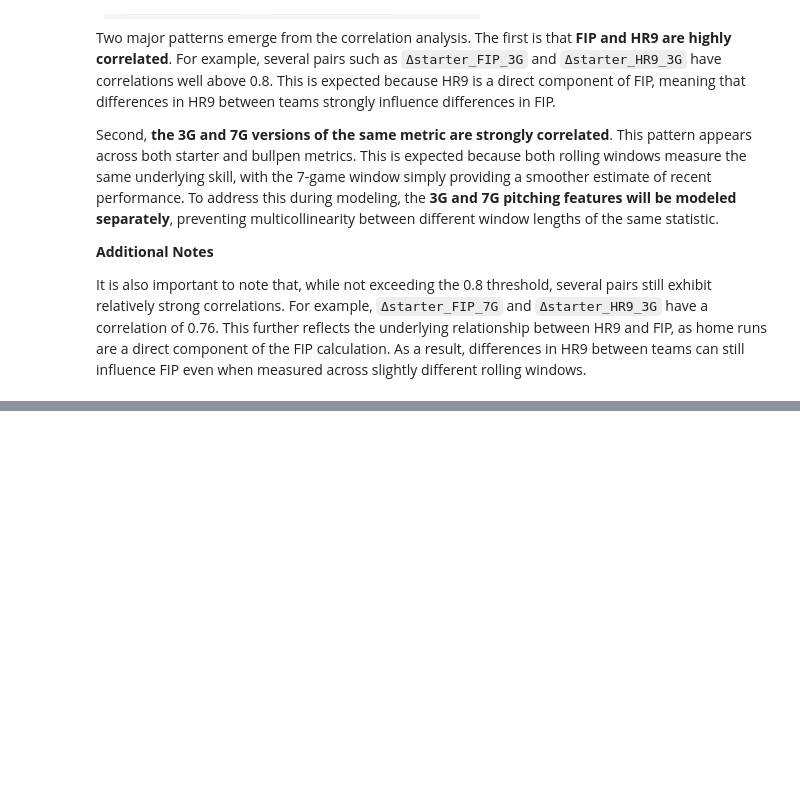
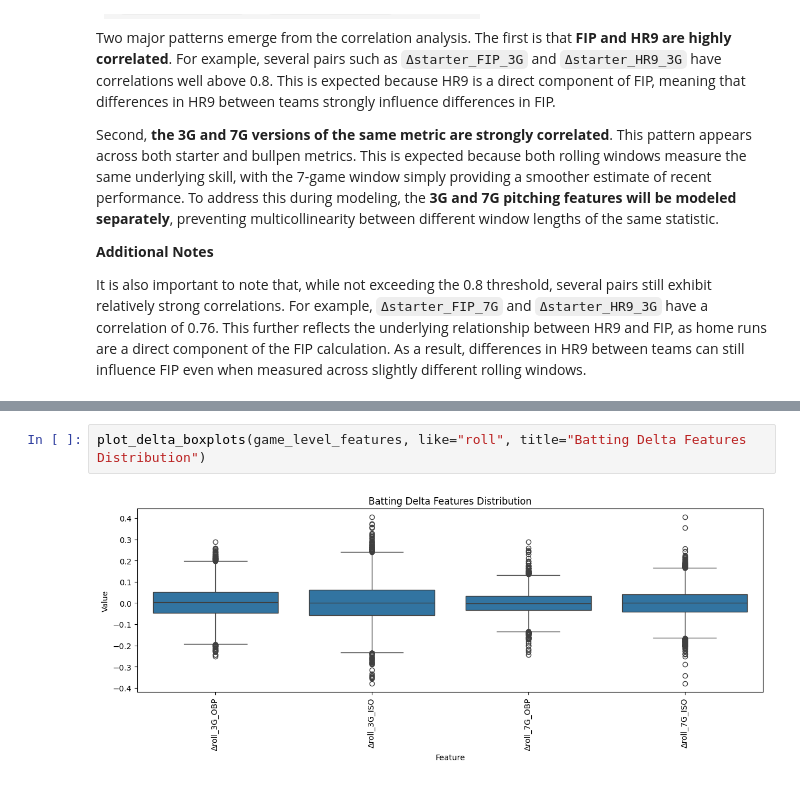
Before and after one commit to Sam-Gartenstein/mlb-win-prediction, a Jupyter notebook: Exploratory Data Analysis.ipynb, the cells around one changed output, grey strips where cells are left out. Cells and saved outputs as stored; diff of their text form; blank space fills up the shorter version.

Commit message:
Added EDA for batting and fielding analysis. I will not do an overall correlation map to make sure any combination of the batting, fielding, and pitching features are not correlated

```diff
--- a/Exploratory Data Analysis.ipynb
+++ b/Exploratory Data Analysis.ipynb
@@ -300,0 +319,4 @@ It is also important to note that, while not exceeding the 0.8 threshold, severa
+# %%
+plot_delta_boxplots(game_level_features, like="roll", title="Batting Delta Features Distribution")
+# %% [output]
+[figure, added]
```
Also changed, not shown: parts of 23 cells of this notebook.
